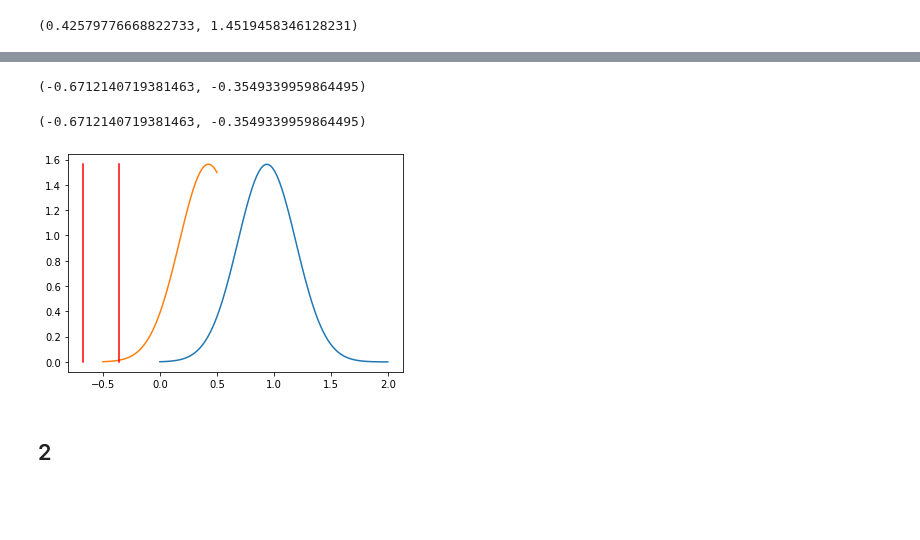
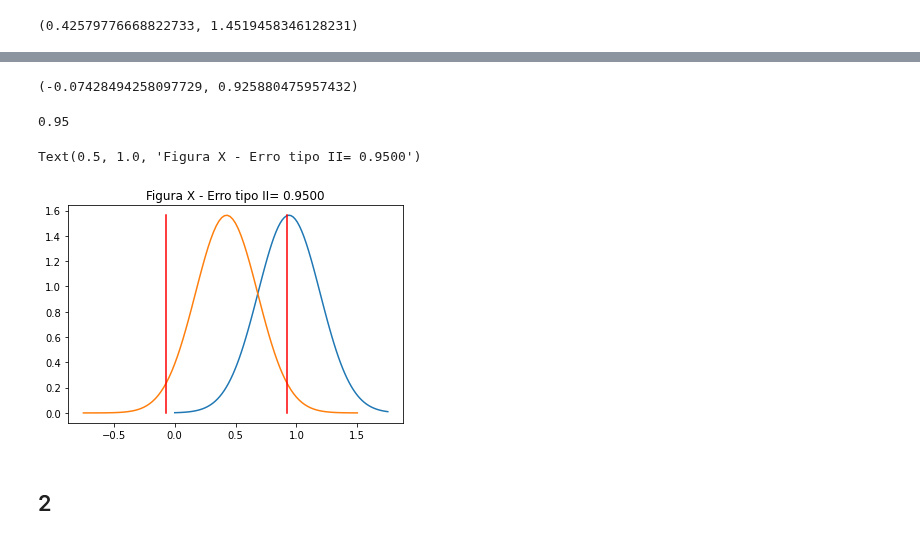
Before and after one commit to ifribeiro/TEI-EstApl, a Jupyter notebook: EPC8.ipynb, the cells around one changed output, grey strips where cells are left out. Cells and saved outputs as stored; diff of their text form; code cells hidden in the pictures; blank space fills up the shorter version.

```diff
--- a/EPC8.ipynb
+++ b/EPC8.ipynb
@@ -86,14 +86,16 @@ def std_diff(std1, std2, n1, n2):
 def erro_I(m1, m2, std1, std2, n1=20, n2=20):
     """
     Diferença entre as médias/pelo desvio padrão
-
     """
     diff = std_diff(std1, std2, n1, n2)
     z = (m1 - m2)/diff
-    e = norm.cdf(z)*2
+    e = norm.cdf(z)
     return e
 
 def erro_II(alpha, m1, m2, s1, s2, n1, n2, delta0):
+    """
+    delta0: hipotese alternativa
+    """
     delta = m1-m2
     z_a2 = norm.ppf(1-(alpha/2))
     denom = np.sqrt((s1/n1) + (s2/n2))
@@ -101,9 +103,6 @@ def erro_II(alpha, m1, m2, s1, s2, n1, n2, delta0):
     c2 = (-z_a2 - (delta-delta0)/denom)
     e = norm.cdf(c1) - norm.cdf(c2)
     return e
-
-def pvalue(z0):
-    return 1 - norm.cdf(z0)
 # %%
 0.15/0.11
 # %% [output]
@@ -180,7 +200,7 @@ ci_rx
 # %%
 stdif_r = std_diff(r['x'].std(),r['y'].std(),20, 20)
 diff_mur = r['x'].mean() - r['y'].mean()
-Xis_r = np.linspace(0, 2, 100)
-Xis_rx = np.linspace(-0.5, 0.5, 100)
+Xis_r = np.linspace(0, 1.75, 100)
+Xis_rx = np.linspace(-0.75, 1.5, 100)
 pdfx_r = [norm.pdf(xi, loc=diff_mur, scale=stdif_r) for xi in Xis_r]
 pdfx2_r = [norm.pdf(xi, loc=ci_rx[0], scale=stdif_r) for xi in Xis_rx]
@@ -191,23 +222,26 @@ diff_mur
+# %%
+ci_eii = norm.interval(0.95, loc=ci_rx[0], scale=stdif_r)
+ci_eii
+# %% [output]
+(-0.07428494258097729, 0.925880475957432)
 # %%
-ci_rx2 = CI(0.42579776668822733, diff_mur, stdif_r**2, stdif_r**2, 20, 20)
-ci_rx2
+mudiff = diff_mur - ci_rx[0]
+eii = erro_II(0.05, diff_mur, ci_rx[0], stdif_r**2, stdif_r**2, 20, 20, mudiff)
+eii
 # %% [output]
-(-0.6712140719381463, -0.3549339959864495)
+0.95
-# %%
-ci_rx2
-# %% [output]
-(-0.6712140719381463, -0.3549339959864495)
 # %%
-# TODO: Fazer dist da direita usando as duas distribuições que são iguais.
 fig, ax = plt.subplots()
 ax.plot(Xis_r, pdfx_r,)
 ax.plot(Xis_rx, pdfx2_r,)
 lim_inf, lim_sup = [np.min(pdfx_r), np.max(pdfx_r)]
-one_x12, one_y12 = [ci_rx2[0],ci_rx2[0]],[lim_inf,lim_sup]
-two_x12, two_y12 = [ci_rx2[1],ci_rx2[1]],[lim_inf,lim_sup]
-ax.plot(one_x12, one_y12, two_x12, two_y12, color='red');
+one_x12, one_y12 = [ci_eii[0],ci_eii[0]],[lim_inf,lim_sup]
+two_x12, two_y12 = [ci_eii[1],ci_eii[1]],[lim_inf,lim_sup]
+ax.plot(one_x12, one_y12, two_x12, two_y12, color='red')
+plt.title("Figura X - Erro tipo II= {:.4f}".format(eii))
 # %% [output]
+Text(0.5, 1.0, 'Figura X - Erro tipo II= 0.9500')
-[figure, old version]
+[figure, new version]
 # %% [markdown]
 ## 2
 # %%
```
Also changed, not shown: parts of 49 cells of this notebook.
